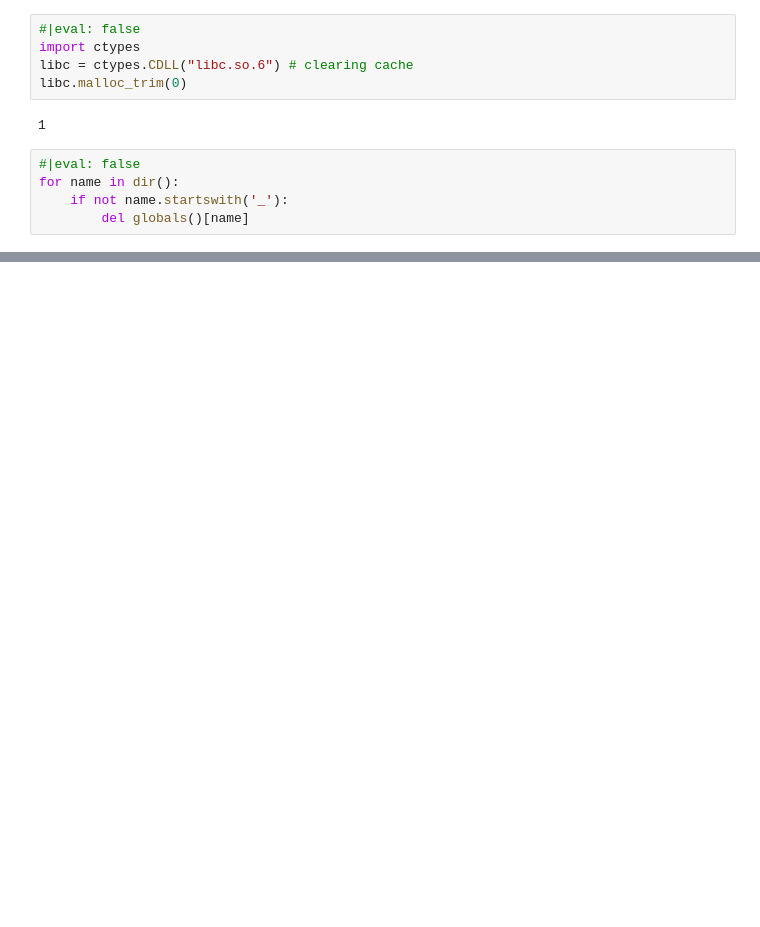
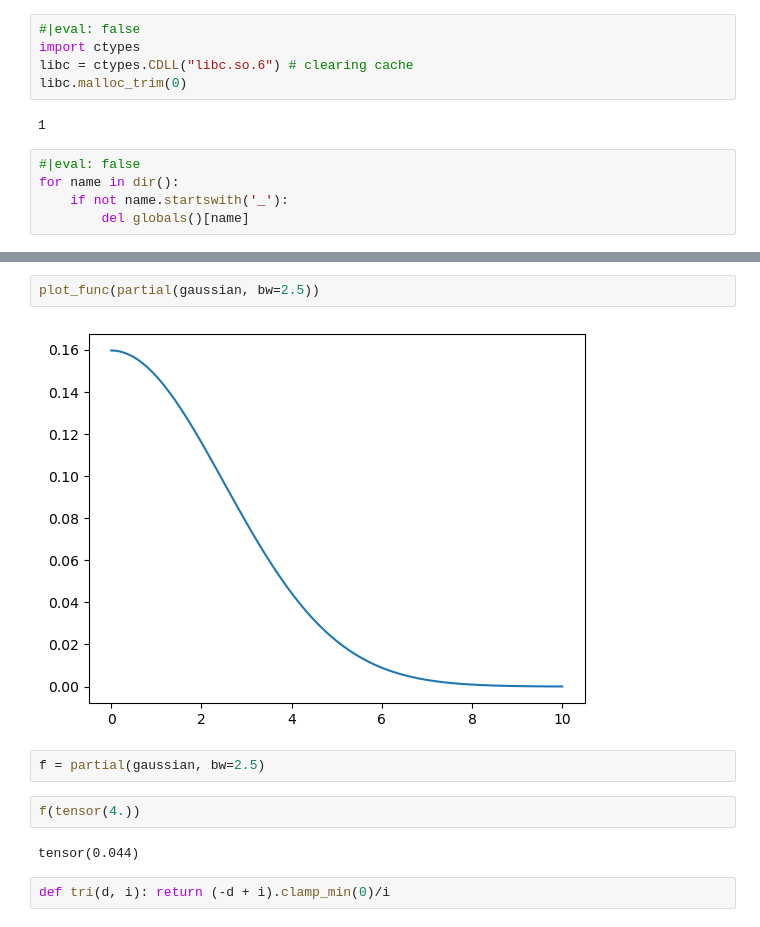
Before and after one commit to bthek1/fastAIcourse, a Jupyter notebook: nbs/120_matrix.ipynb, the cells around one changed output, grey strips where cells are left out. Saved outputs shown, nothing was run; the diff lists cells and outputs as text; blank space fills up the shorter version.

```diff
--- a/nbs/120_matrix.ipynb
+++ b/nbs/120_matrix.ipynb
@@ -1003,0 +1072,12 @@ for name in dir():
+# %%
+plot_func(partial(gaussian, bw=2.5))
+# %% [output]
+[figure, added]
+# %%
+f = partial(gaussian, bw=2.5)
+# %%
+f(tensor(4.))
+# %% [output]
+tensor(0.044)
+# %%
+def tri(d, i): return (-d + i).clamp_min(0)/i
```
Also changed, not shown: parts of 78 cells of this notebook, 2 other files.
